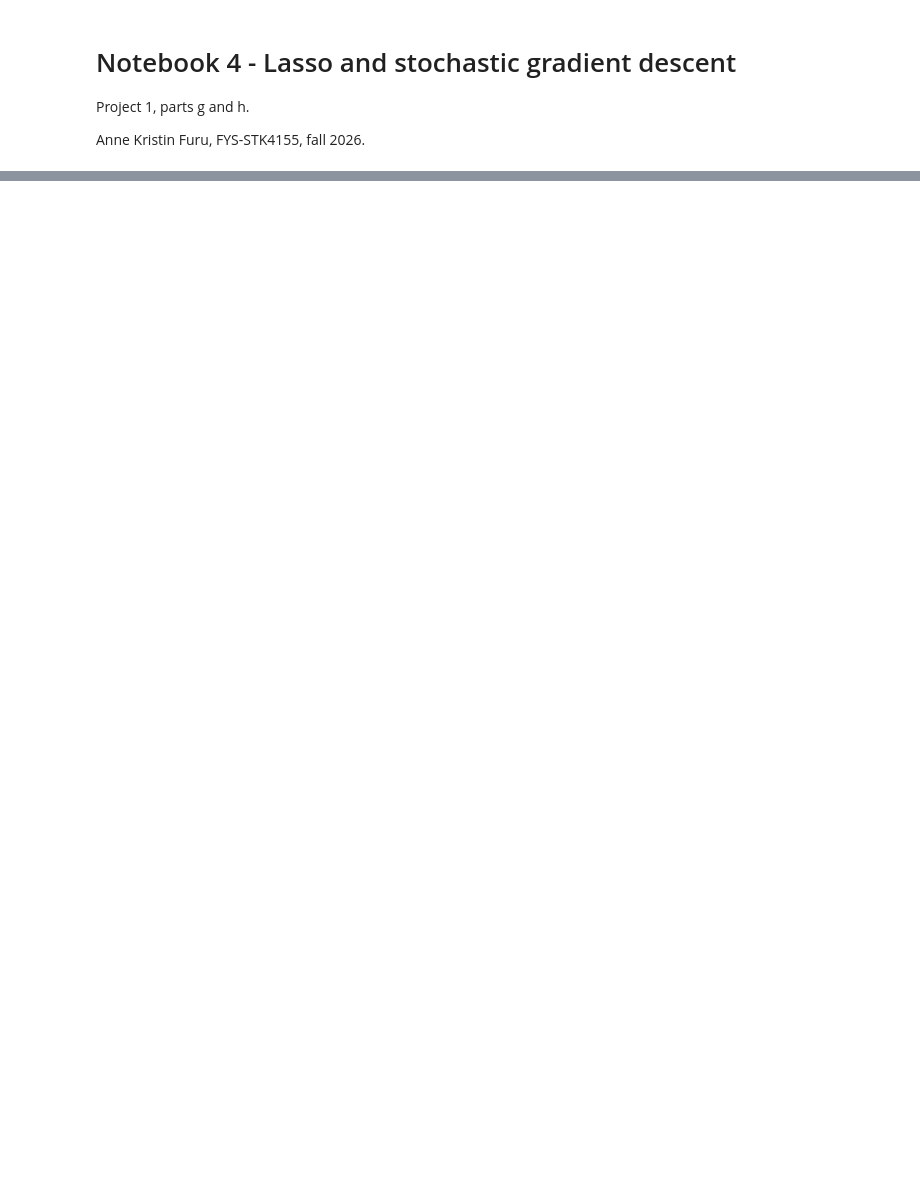
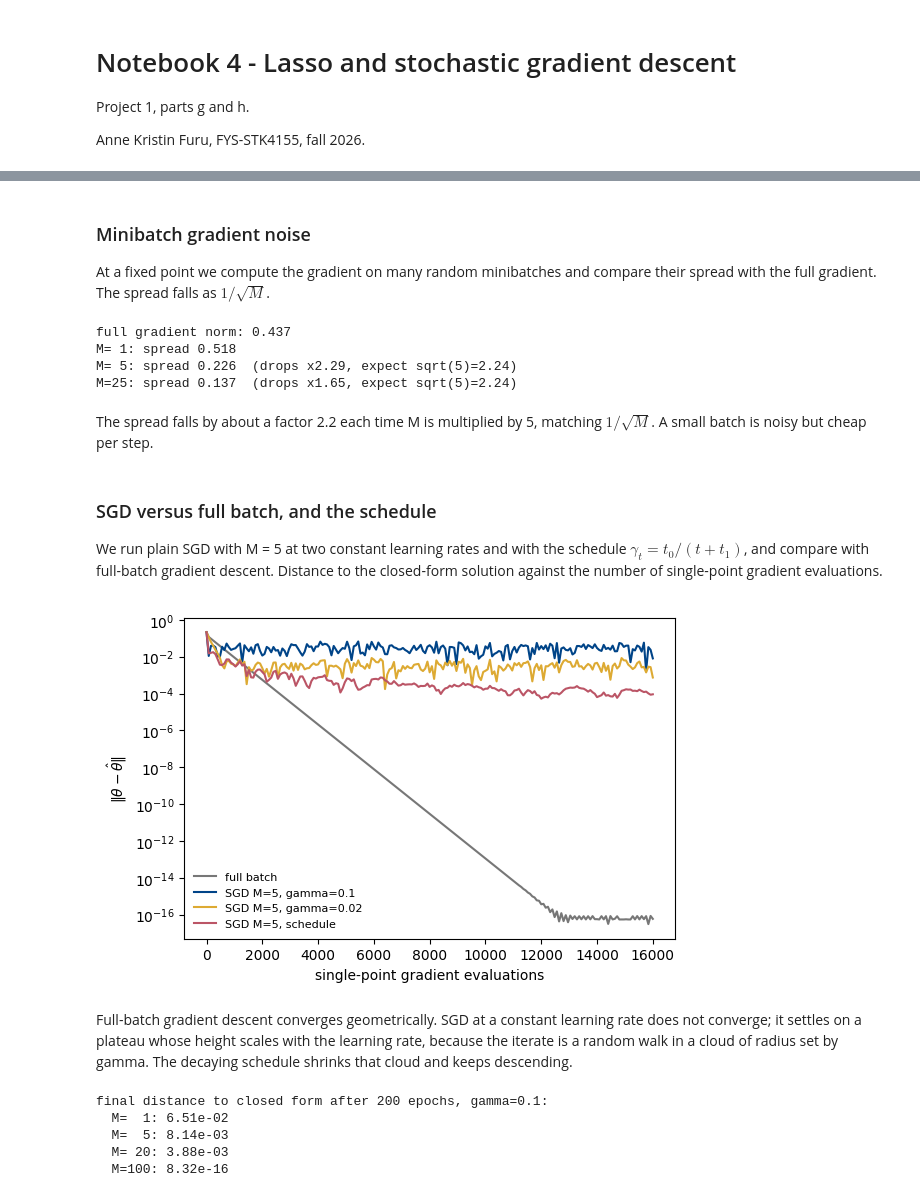
Before and after one commit to Annekfu/FYS-STK4155-Project1, a Jupyter notebook: notebooks/4_lasso_sgd.ipynb, the cells around one changed output, grey strips where cells are left out. Saved outputs shown, nothing was run; the diff lists cells and outputs as text; code cells hidden in the pictures; blank space fills up the shorter version.

```diff
--- a/notebooks/4_lasso_sgd.ipynb
+++ b/notebooks/4_lasso_sgd.ipynb
@@ -33,0 +128,72 @@ Minibatches, epochs and the learning-rate schedule of Eq. (4.40). Study of the m
+# %% [markdown]
+### Minibatch gradient noise
+
+At a fixed point we compute the gradient on many random minibatches and compare their spread with the full gradient. The spread falls as $1/\sqrt{M}$.
+# %%
+d = 2
+X = polynomial_features(x, d)
+Xtr, Xte, ytr, yte = split(X, y, test_size=0.2, seed=SEED)
+Xtr, Xte, ytr, yte, _ = scale_center(Xtr, Xte, ytr, yte)
+theta_hat = ols_svd(Xtr, ytr)
+n_tr = Xtr.shape[0]
+theta_fixed = np.zeros(Xtr.shape[1])
+g_full = ols_ridge_gradient(theta_fixed, Xtr, ytr, 0.0)
+rng = np.random.default_rng(2026)
+print('full gradient norm:', round(np.linalg.norm(g_full), 4))
+prev = None
+for M in (1, 5, 25):
+    gs = np.array([ols_ridge_gradient(theta_fixed, Xtr[b], ytr[b], 0.0)
+                   for _ in range(40) for b in make_batches(n_tr, M, rng)])
+    spread = np.std(gs, axis=0).mean()
+    ratio = '' if prev is None else f'  (drops x{prev / spread:.2f}, expect sqrt(5)=2.24)'
+    print(f'M={M:2d}: spread {spread:.3f}{ratio}')
+    prev = spread
+# %% [output]
+full gradient norm: 0.437
+M= 1: spread 0.518
+M= 5: spread 0.226  (drops x2.29, expect sqrt(5)=2.24)
+M=25: spread 0.137  (drops x1.65, expect sqrt(5)=2.24)
+# %% [markdown]
+The spread falls by about a factor 2.2 each time M is multiplied by 5, matching $1/\sqrt{M}$. A small batch is noisy but cheap per step.
+# %% [markdown]
+### SGD versus full batch, and the schedule
+
+We run plain SGD with M = 5 at two constant learning rates and with the schedule $\gamma_t = t_0/(t+t_1)$, and compare with full-batch gradient descent. Distance to the closed-form solution against the number of single-point gradient evaluations.
+# %%
+gb = lambda th, Xb, yb: ols_ridge_gradient(th, Xb, yb, 0.0)
+n_epochs = 200
+evals = np.arange(n_epochs + 1) * n_tr
+
+runs = [
+    (dict(batch_size=n_tr, gamma=0.9 * 2 / hessian_eigs(Xtr).max()), GREY, 'full batch'),
+    (dict(batch_size=5, gamma=0.1), BLUE, 'SGD M=5, gamma=0.1'),
+    (dict(batch_size=5, gamma=0.02), YELLOW, 'SGD M=5, gamma=0.02'),
+    (dict(batch_size=5, schedule=(5.0, 50.0)), RED, 'SGD M=5, schedule'),
+]
+fig, ax = plt.subplots(figsize=(6, 4))
+for kw, col, lab in runs:
+    hist = sgd(gb, np.zeros(Xtr.shape[1]), Xtr, ytr, method='plain', n_epochs=n_epochs, **kw)
+    ax.semilogy(evals, np.linalg.norm(hist - theta_hat, axis=1), color=col, label=lab)
+ax.set_xlabel('single-point gradient evaluations')
+ax.set_ylabel(r'$\|\theta - \hat\theta\|$')
+ax.legend(frameon=False, fontsize=8)
+fig.tight_layout()
+savefig('h_sgd_vs_full', fig)
+plt.show()
+# %% [output]
+[figure, added]
+# %% [markdown]
+Full-batch gradient descent converges geometrically. SGD at a constant learning rate does not converge; it settles on a plateau whose height scales with the learning rate, because the iterate is a random walk in a cloud of radius set by gamma. The decaying schedule shrinks that cloud and keeps descending.
+# %%
+# Minibatch size study at degree 6, gamma = 0.1, 200 epochs
+print('final distance to closed form after 200 epochs, gamma=0.1:')
+for M in (1, 5, 20, 100):
+    with np.errstate(over='ignore', invalid='ignore'):
+        hist = sgd(gb, np.zeros(Xtr.shape[1]), Xtr, ytr, method='plain', n_epochs=200, batch_size=M, gamma=0.1)
+    print(f'  M={M:3d}: {np.linalg.norm(hist[-1] - theta_hat):.2e}')
+# %% [output]
+final distance to closed form after 200 epochs, gamma=0.1:
+  M=  1: 6.51e-02
+  M=  5: 8.14e-03
+  M= 20: 3.88e-03
+  M=100: 8.32e-16
```
Also changed, not shown: parts of 22 cells of this notebook, 7 other files.
